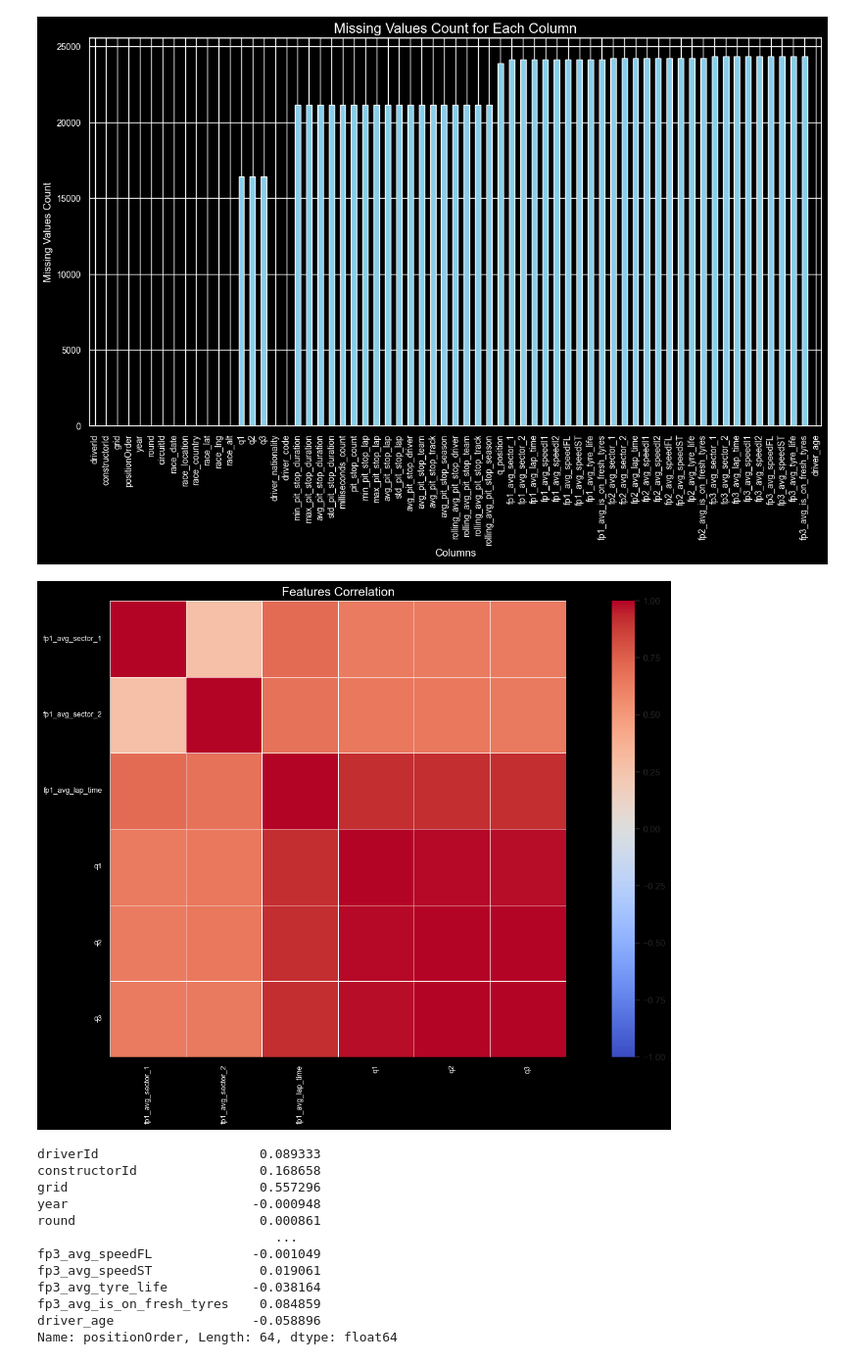
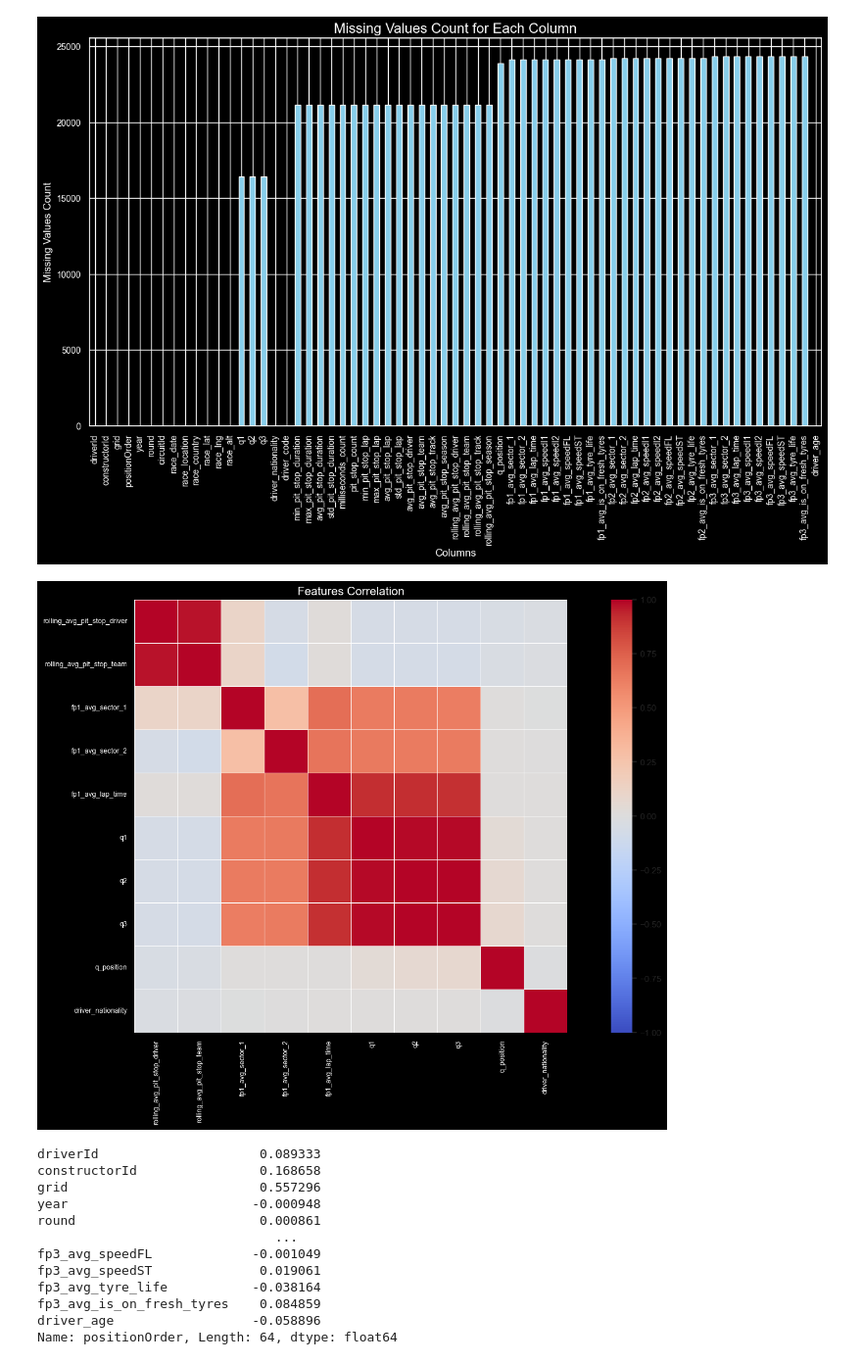
Before and after one commit to fengelnsbauer/ie500-data-mining-group7, a Jupyter notebook: src/21_profliing.ipynb, the cells around one changed output. Shown at 98% size. Saved outputs shown, nothing was run; the diff lists cells and outputs as text; code cells hidden in the pictures.

```diff
--- a/src/21_profliing.ipynb
+++ b/src/21_profliing.ipynb
@@ -171,35 +171,39 @@ def correlation_matrix(df, subset_columns=None):
     corr = df.corr()
     sns.heatmap(
         corr,
         annot=False,
         fmt=".2f",
         cmap="coolwarm",
         cbar=True,
         square=True,
         linewidths=0.5,
         xticklabels=corr.columns,
         yticklabels=corr.columns,
         vmin=-1,  # Set the minimum value of the color scale
         vmax=1,   # Set the maximum value of the color scale
         annot_kws={"color": "white"}  # Set annotation color to white
     )
     plt.title("Features Correlation", fontsize=15, color="white")
     plt.xticks(rotation=90, fontsize=9, color="white")
     plt.yticks(rotation=0, fontsize=9, color="white")
     plt.show()
 
 # Example usage with a subset of columns
 subset = [
+    "rolling_avg_pit_stop_driver",
+    "rolling_avg_pit_stop_team",
     "fp1_avg_sector_1",
     "fp1_avg_sector_2",
     "fp1_avg_lap_time",
     "q1",
     "q2",
-    "q3"
+    "q3",
+    "q_position",
+    "driver_nationality",
 ]  # Replace with actual column names
 correlation_matrix(df, subset)
 # %% [output]
-[figure, old version]
+[figure, new version]
 # %%
 import seaborn as sns
 import matplotlib.pyplot as plt
```
Also changed, not shown: parts of 2 cells of this notebook, 3 other files.
